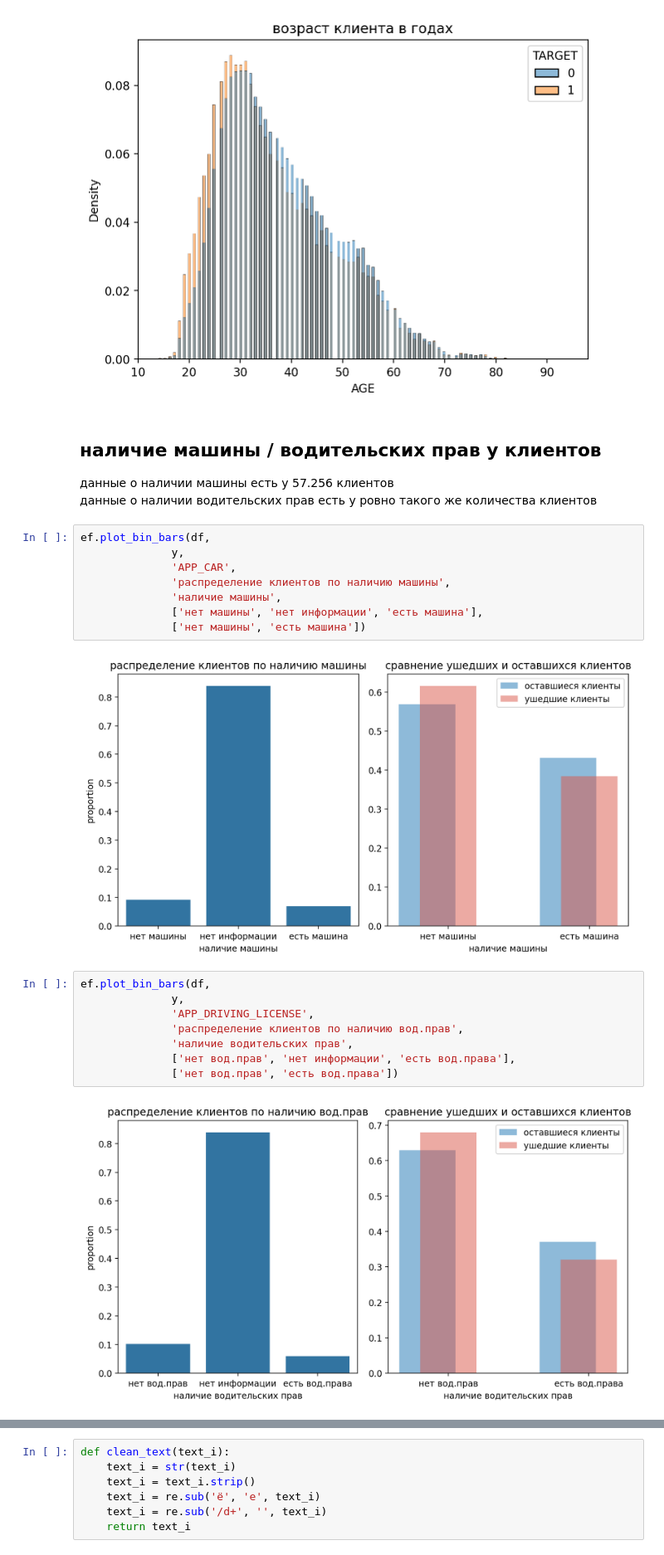
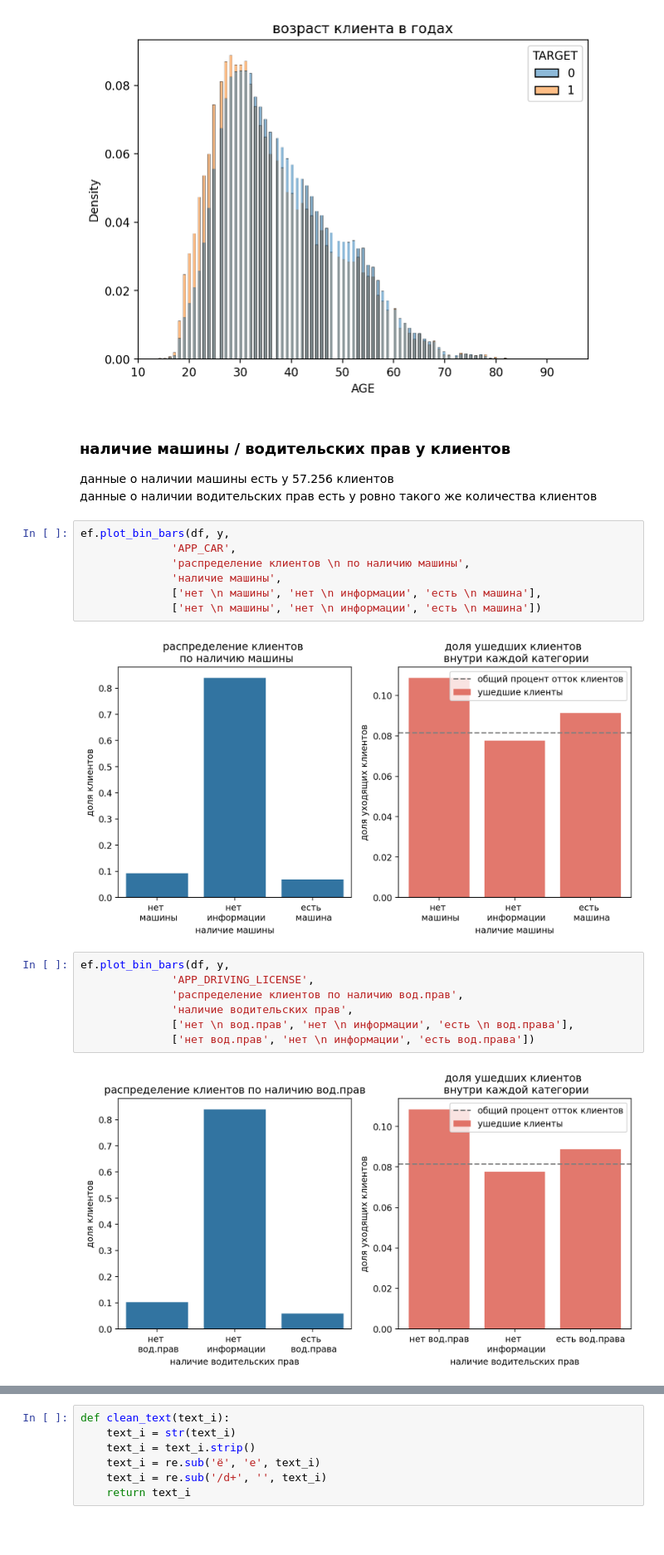
Before and after one commit to ArtemGusenkov/projects, a Jupyter notebook: customer-churn-prediction/notebooks/eda.ipynb, the cells around one changed output, grey strips where cells are left out. Shown at 83% size. Saved outputs shown, nothing was run; the diff lists cells and outputs as text; blank space fills up the shorter version.

```diff
--- a/customer-churn-prediction/notebooks/eda.ipynb
+++ b/customer-churn-prediction/notebooks/eda.ipynb
@@ -88,28 +99,26 @@ fig.savefig(r'../imgs/age_dist.jpeg', dpi=300)
 # %% [output]
 [figure]
 # %% [markdown]
-## наличие машины / водительских прав у клиентов
+### наличие машины / водительских прав у клиентов
 
 данные о наличии машины есть у 57.256 клиентов
 данные о наличии водительских прав есть у ровно такого же количества клиентов
 # %%
-ef.plot_bin_bars(df,
-              y,
+ef.plot_bin_bars(df, y,
               'APP_CAR',
-              'распределение клиентов по наличию машины',
+              'распределение клиентов \n по наличию машины',
               'наличие машины',
-              ['нет машины', 'нет информации', 'есть машина'],
-              ['нет машины', 'есть машина'])
+              ['нет \n машины', 'нет \n информации', 'есть \n машина'],
+              ['нет \n машины', 'нет \n информации', 'есть \n машина'])
 # %% [output]
-[figure, old version]
+[figure, new version]
 # %%
-ef.plot_bin_bars(df,
-              y,
+ef.plot_bin_bars(df, y,
               'APP_DRIVING_LICENSE',
               'распределение клиентов по наличию вод.прав',
               'наличие водительских прав',
-              ['нет вод.прав', 'нет информации', 'есть вод.права'],
-              ['нет вод.прав', 'есть вод.права'])
+              ['нет \n вод.прав', 'нет \n информации', 'есть \n вод.права'],
+              ['нет вод.прав', 'нет \n информации', 'есть вод.права'])
 # %% [output]
-[figure, old version]
+[figure, new version]
 # %% [markdown]
```
Also changed, not shown: parts of 72 cells of this notebook.
